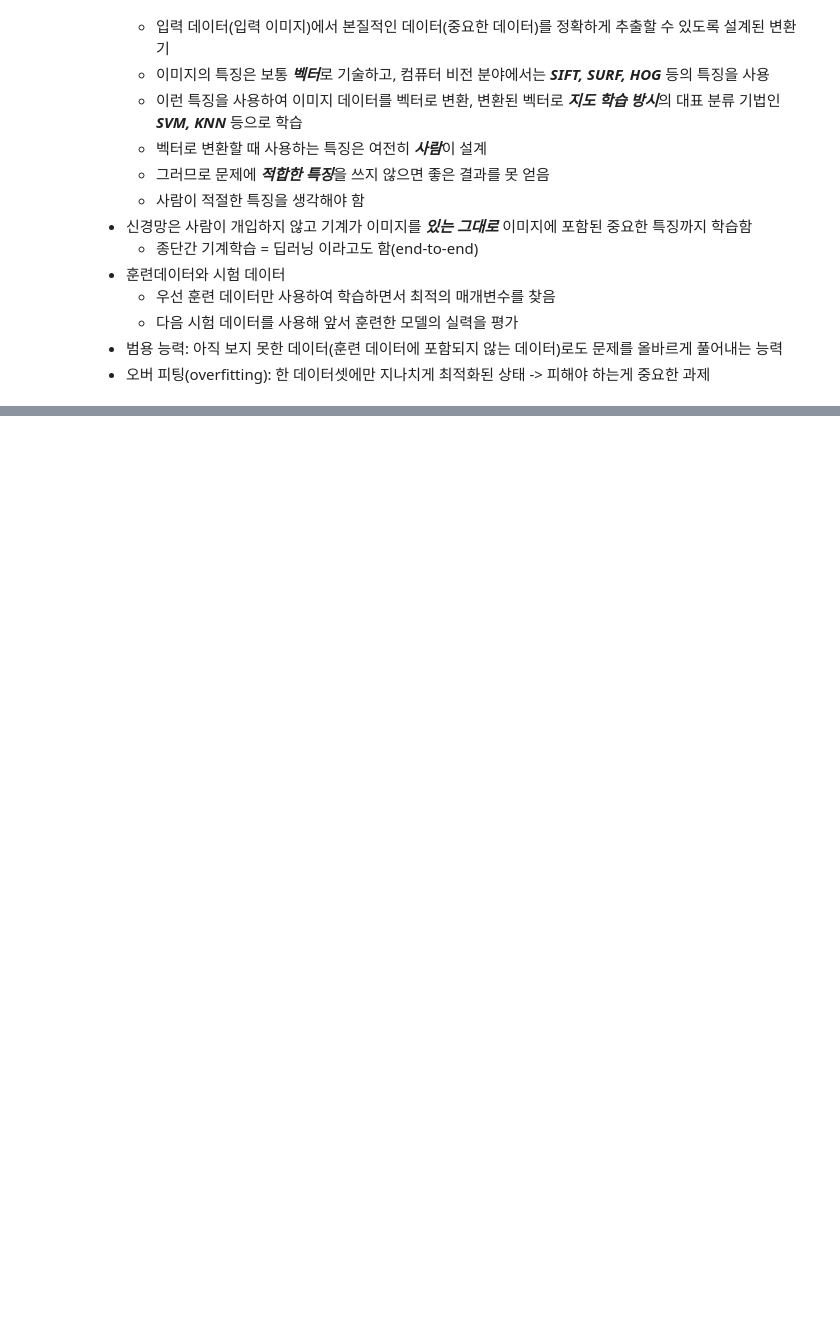
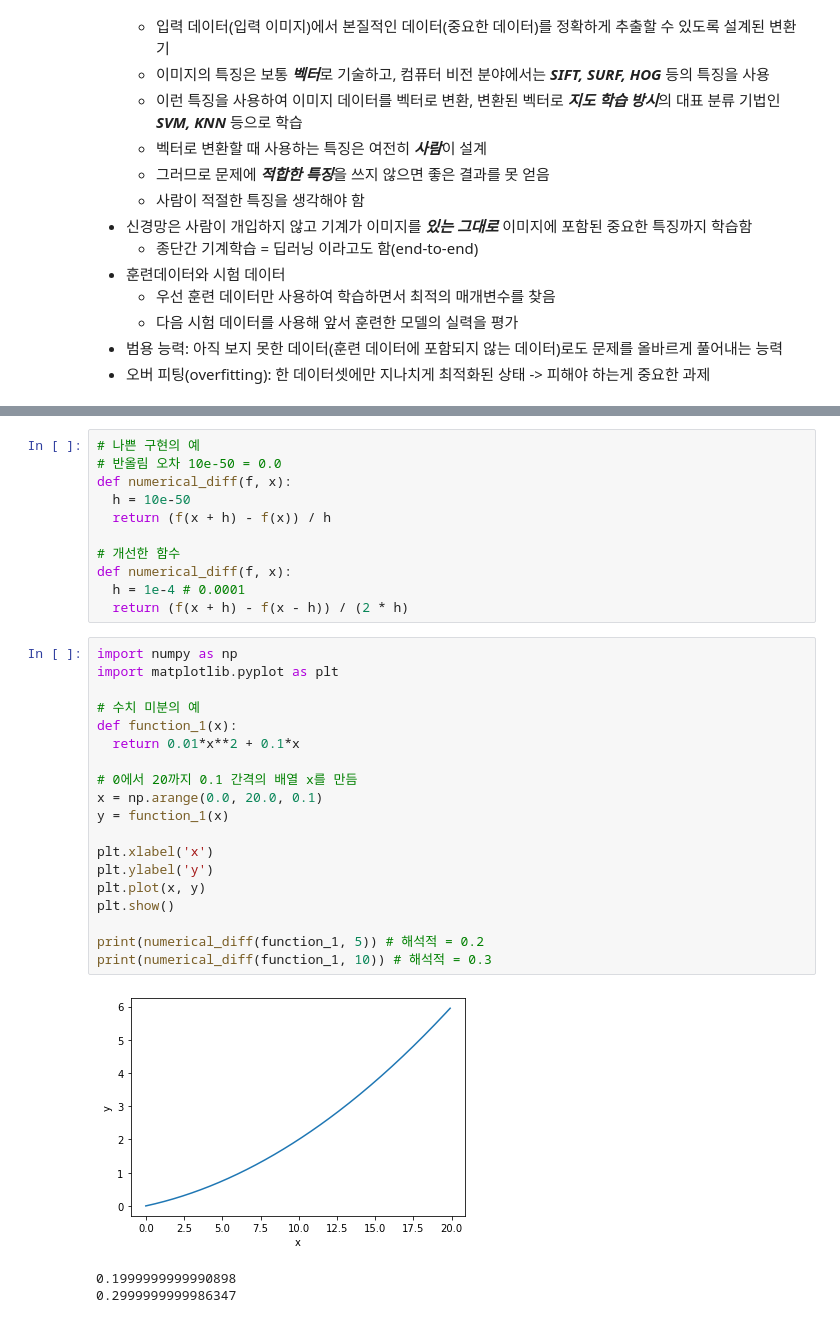
Before and after one commit to gmae199boy/ai_deeplearning, a Jupyter notebook: deep_learning_from_scratch.ipynb, the cells around one changed output, grey strips where cells are left out. Saved outputs shown, nothing was run; the diff lists cells and outputs as text; blank space fills up the shorter version.

```diff
--- a/deep_learning_from_scratch.ipynb
+++ b/deep_learning_from_scratch.ipynb
@@ -353,0 +460,34 @@ Accurary: 0.9207
+# %%
+# 나쁜 구현의 예
+# 반올림 오차 10e-50 = 0.0
+def numerical_diff(f, x):
+  h = 10e-50
+  return (f(x + h) - f(x)) / h
+
+# 개선한 함수
+def numerical_diff(f, x):
+  h = 1e-4 # 0.0001
+  return (f(x + h) - f(x - h)) / (2 * h)
+# %%
+import numpy as np
+import matplotlib.pyplot as plt
+
+# 수치 미분의 예
+def function_1(x):
+  return 0.01*x**2 + 0.1*x
+
+# 0에서 20까지 0.1 간격의 배열 x를 만듬
+x = np.arange(0.0, 20.0, 0.1)
+y = function_1(x)
+
+plt.xlabel('x')
+plt.ylabel('y')
+plt.plot(x, y)
+plt.show()
+
+print(numerical_diff(function_1, 5)) # 해석적 = 0.2
+print(numerical_diff(function_1, 10)) # 해석적 = 0.3
+# %% [output]
+[figure, added]
+0.1999999999990898
+0.2999999999986347
```
Also changed, not shown: parts of 21 cells of this notebook.
